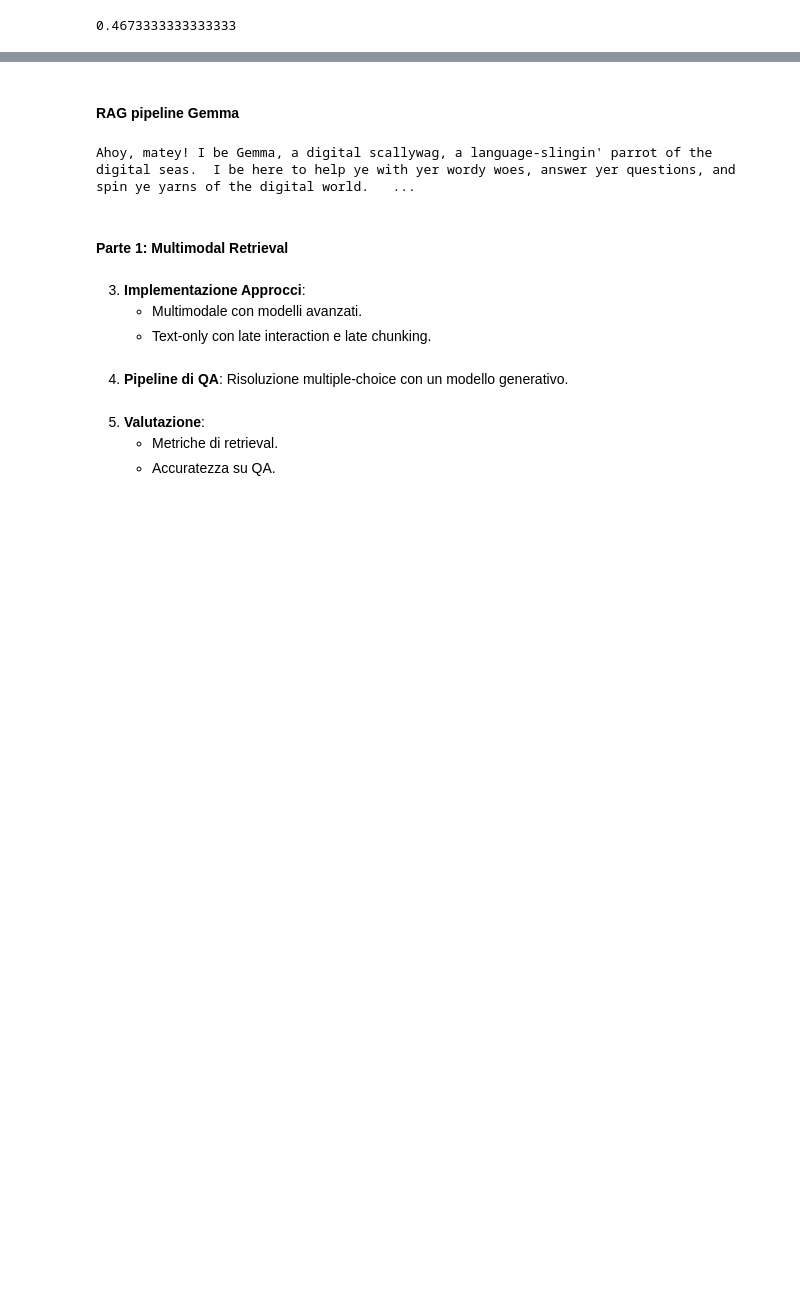
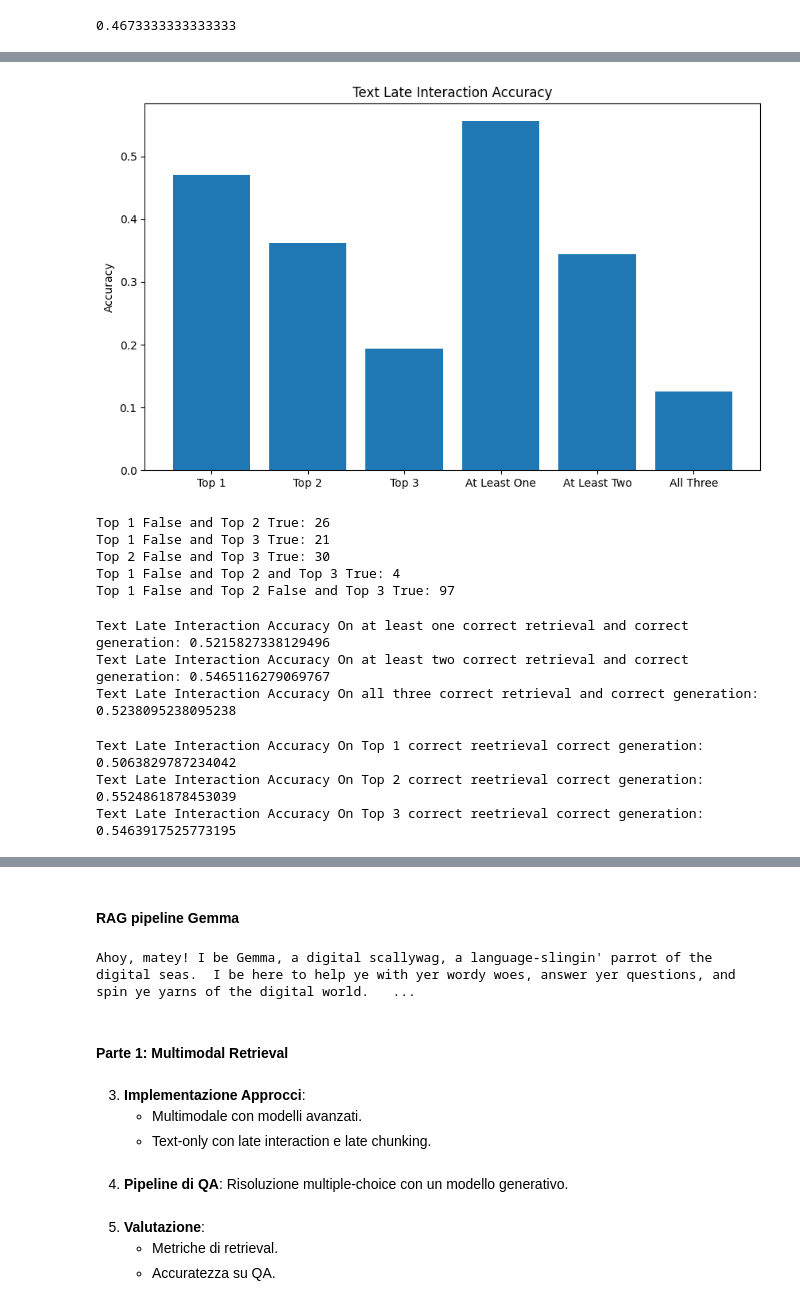
Before and after one commit to Robertogiordano/MultiGraphQA, a Jupyter notebook: notebook.ipynb, the cells around one changed output, grey strips where cells are left out. Cells and saved outputs as stored; diff of their text form; code cells hidden in the pictures; blank space fills up the shorter version.

```diff
--- a/notebook.ipynb
+++ b/notebook.ipynb
@@ -1001,0 +1138,21 @@ sum(df_generated['gold_answer'] == df_generated['generated'] )/len(df_generated
+# %%
+# Split the 'retrieved' column
+df_generated_text_late_interaction[['retrieved_top1', 'retrieved_top2', 'retrieved_top3']] = pd.DataFrame(
+    df_generated_text_late_interaction['retrieved'].tolist(),
+    index=df_generated_text_late_interaction.index
+    )
+# %%
+for i, item in tqdm.tqdm(df_generated_text_late_interaction.iterrows(), total=df_generated_text_late_interaction.shape[0]):
+
+    output_text = proc_img[proc_img['image_filename']==item['id_real']]['output_text'].values[0]
+    df_generated_text_late_interaction.loc[i, 'retrieved_top1_check'] = True if item['retrieved_top1'] in output_text else False
+    df_generated_text_late_interaction.loc[i, 'retrieved_top2_check'] = True if item['retrieved_top2'] in output_text else False
+    df_generated_text_late_interaction.loc[i, 'retrieved_top3_check'] = True if item['retrieved_top3'] in output_text else False
+# %%
+acc_top1 = df_generated_text_late_interaction['retrieved_top1_check'].mean()
+acc_top2 = df_generated_text_late_interaction['retrieved_top2_check'].mean()
+acc_top3 = df_generated_text_late_interaction['retrieved_top3_check'].mean()
+
+at_least_one = df_generated_text_late_interaction[['retrieved_top1_check', 'retrieved_top2_check', 'retrieved_top3_check']].any(axis=1)
+at_least_two = df_generated_text_late_interaction[['retrieved_top1_check', 'retrieved_top2_check', 'retrieved_top3_check']].sum(axis=1).apply(lambda x: x>=2)
+all_three = df_generated_text_late_interaction[['retrieved_top1_check', 'retrieved_top2_check', 'retrieved_top3_check']].all(axis=1)
@@ -1001,0 +1175,32 @@ sum(df_generated['gold_answer'] == df_generated['generated'] )/len(df_generated
+# %%
+# Create a bar chart
+plt.figure(figsize=(10, 6))
+plt.bar(['Top 1', 'Top 2', 'Top 3', 'At Least One', 'At Least Two', 'All Three'], [acc_top1, acc_top2, acc_top3, at_least_one.mean(), at_least_two.mean(), all_three.mean()])
+plt.ylabel('Accuracy')
+plt.title('Text Late Interaction Accuracy')
+
+# Show the plot
+plt.show()
+# %% [output]
+[figure, added]
+# %%
+# Number of occurences where top 1 is false and top 2 is true
+print(f"Top 1 False and Top 2 True: {df_generated_text_late_interaction[(~df_generated_text_late_interaction['retrieved_top1_check']) & df_generated_text_late_interaction['retrieved_top2_check']].shape[0]}")
+
+# Number of occurences where top 1 is false and top 3 is true
+print(f"Top 1 False and Top 3 True: {df_generated_text_late_interaction[(~df_generated_text_late_interaction['retrieved_top1_check']) & df_generated_text_late_interaction['retrieved_top3_check']].shape[0]}")
+
+# Number of occurences where top 2 is false and top 3 is true
+print(f"Top 2 False and Top 3 True: {df_generated_text_late_interaction[(~df_generated_text_late_interaction['retrieved_top2_check']) & df_generated_text_late_interaction['retrieved_top3_check']].shape[0]}")
+
+# Number of occurences where top 1 is false and top 2 and top 3 are true
+print(f"Top 1 False and Top 2 and Top 3 True: {df_generated_text_late_interaction[(~df_generated_text_late_interaction['retrieved_top1_check']) & df_generated_text_late_interaction['retrieved_top2_check'] & df_generated_text_late_interaction['retrieved_top3_check']].shape[0]}")
+
+# Number of occurences where top 1 is false and top 2 is false and top 3 is true
+print(f"Top 1 False and Top 2 False and Top 3 True: {df_generated_text_late_interaction[(~df_generated_text_late_interaction['retrieved_top1_check']) & (~df_generated_text_late_interaction['retrieved_top2_check']) & df_generated_text_late_interaction['retrieved_top3_check']].shape[0]}")
+# %% [output]
+Top 1 False and Top 2 True: 26
+Top 1 False and Top 3 True: 21
+Top 2 False and Top 3 True: 30
+Top 1 False and Top 2 and Top 3 True: 4
+Top 1 False and Top 2 False and Top 3 True: 97
@@ -1001,0 +1209,16 @@ sum(df_generated['gold_answer'] == df_generated['generated'] )/len(df_generated
+# %%
+print(f"Text Late Interaction Accuracy On at least one correct retrieval and correct generation: {df_generated_text_late_interaction['correct_generating'][at_least_one].mean()}")
+print(f"Text Late Interaction Accuracy On at least two correct retrieval and correct generation: {df_generated_text_late_interaction['correct_generating'][at_least_two].mean()}")
+print(f"Text Late Interaction Accuracy On all three correct retrieval and correct generation: {df_generated_text_late_interaction['correct_generating'][all_three].mean()}")
+# %% [output]
+Text Late Interaction Accuracy On at least one correct retrieval and correct generation: 0.5215827338129496
+Text Late Interaction Accuracy On at least two correct retrieval and correct generation: 0.5465116279069767
+Text Late Interaction Accuracy On all three correct retrieval and correct generation: 0.5238095238095238
+# %%
+print(f"Text Late Interaction Accuracy On Top 1 correct reetrieval correct generation: {df_generated_text_late_interaction['correct_generating'][df_generated_text_late_interaction['retrieved_top1_check']].mean()}")
+print(f"Text Late Interaction Accuracy On Top 2 correct reetrieval correct generation: {df_generated_text_late_interaction['correct_generating'][df_generated_text_late_interaction['retrieved_top2_check']].mean()}")
+print(f"Text Late Interaction Accuracy On Top 3 correct reetrieval correct generation: {df_generated_text_late_interaction['correct_generating'][df_generated_text_late_interaction['retrieved_top3_check']].mean()}")
+# %% [output]
+Text Late Interaction Accuracy On Top 1 correct reetrieval correct generation: 0.5063829787234042
+Text Late Interaction Accuracy On Top 2 correct reetrieval correct generation: 0.5524861878453039
+Text Late Interaction Accuracy On Top 3 correct reetrieval correct generation: 0.5463917525773195
```
Also changed, not shown: parts of 67 cells of this notebook.
